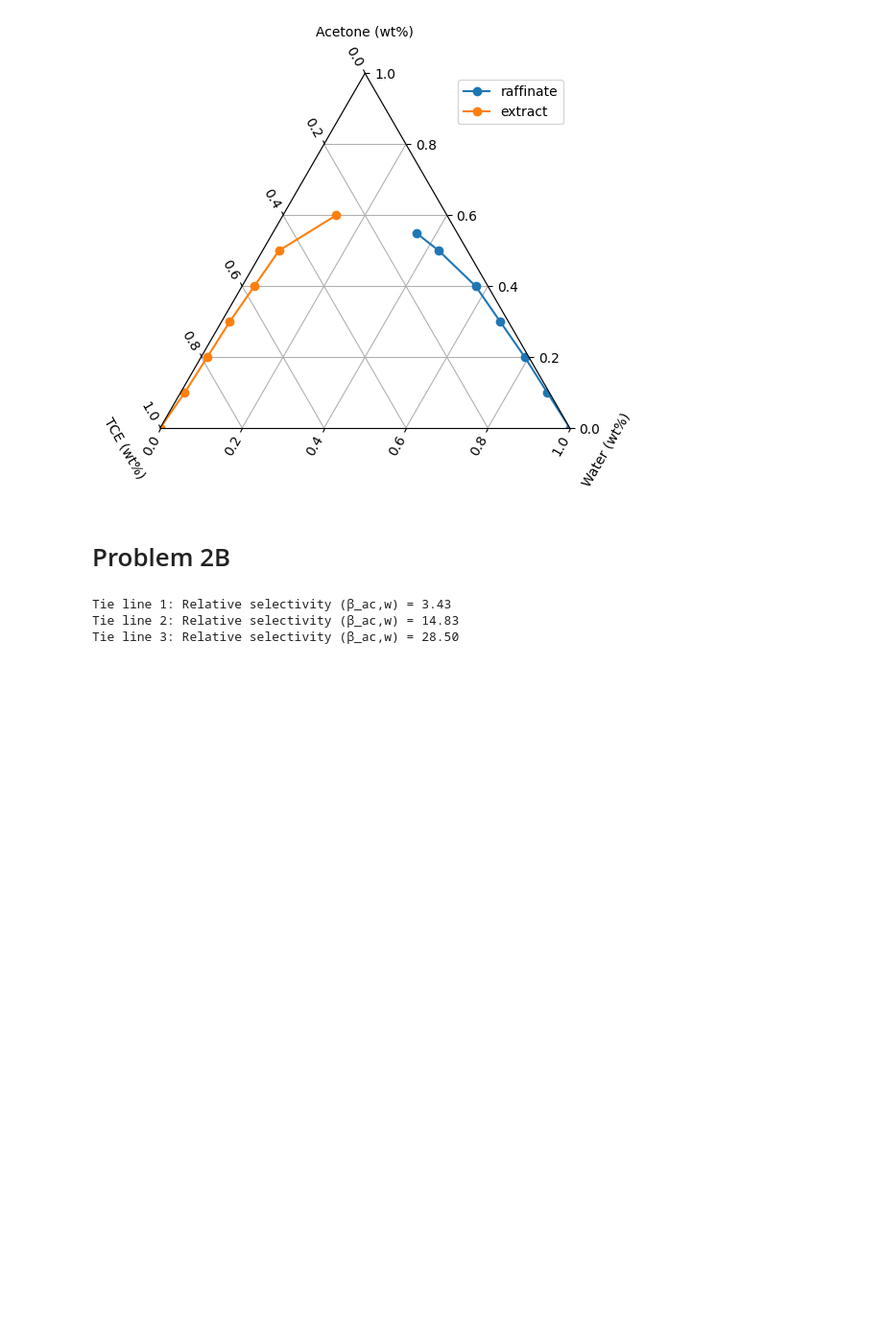
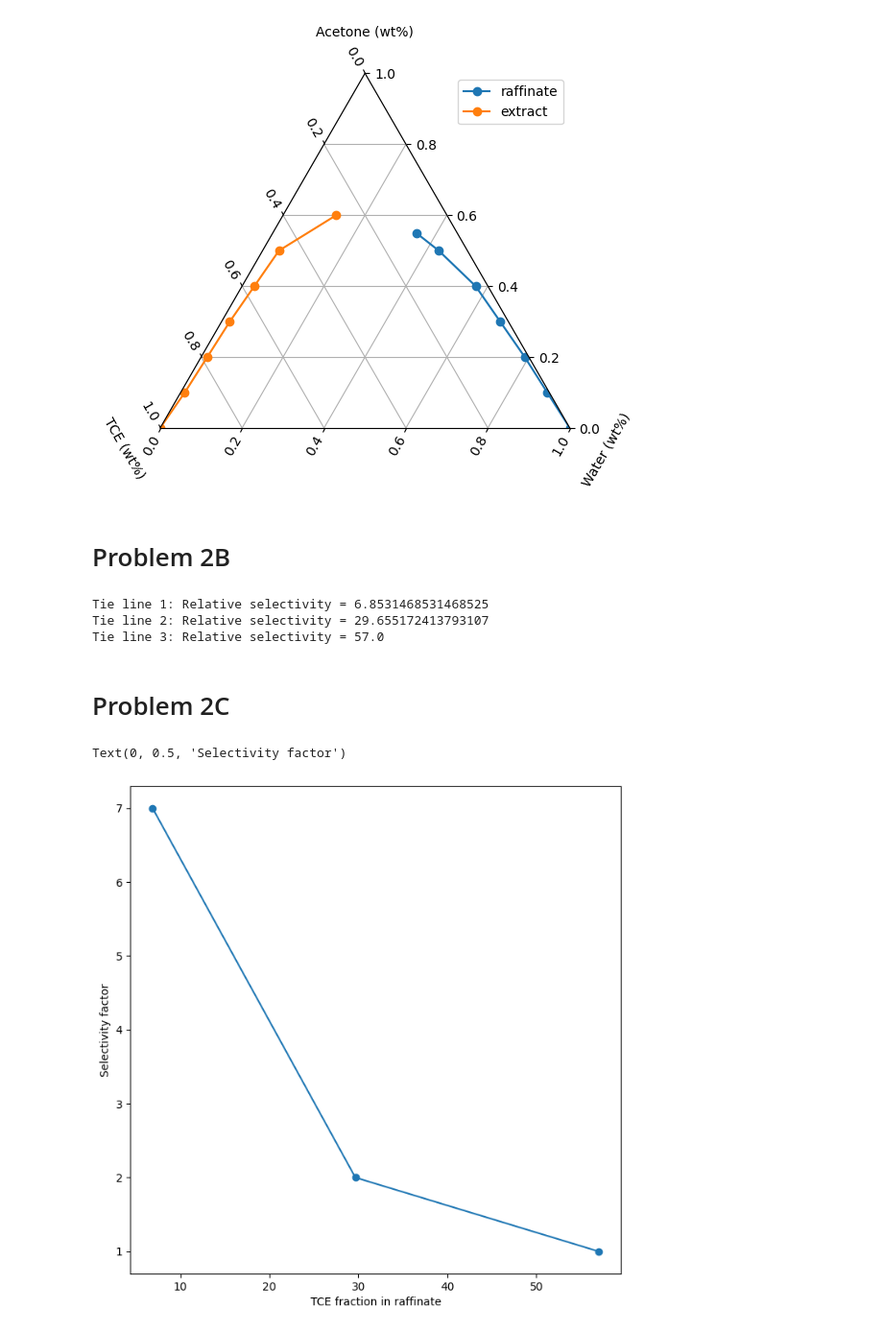
Before and after one commit to rahilisashaik/cbe_150b, a Jupyter notebook: hw10.ipynb, the cells around one changed output. Shown: that part at 96% size. Cells and saved outputs as stored; diff of their text form; code cells hidden in the pictures; blank space fills up the shorter version.

Commit message:
ternary diagrams hw10

```diff
--- a/hw10.ipynb
+++ b/hw10.ipynb
@@ -114,10 +113,22 @@ for i in range(3):
     K_A_D = x_A_E / x_A_R
     K_C_D = x_C_E / x_C_R
 
-    beta_A_C = K_A_D / K_C_D
+    beta_A_C = 2 * K_A_D / K_C_D
+
     selectivities.append(beta_A_C)
-    print(f"Tie line {i+1}: Relative selectivity (β_ac,w) = {beta_A_C:.2f}")
+
+    print(f"Tie line {i+1}: Relative selectivity = {beta_A_C}")
 # %% [output]
-Tie line 1: Relative selectivity (β_ac,w) = 3.43
-Tie line 2: Relative selectivity (β_ac,w) = 14.83
-Tie line 3: Relative selectivity (β_ac,w) = 28.50
+Tie line 1: Relative selectivity = 6.8531468531468525
+Tie line 2: Relative selectivity = 29.655172413793107
+Tie line 3: Relative selectivity = 57.0
+# %% [markdown]
+# Problem 2C
+# %%
+plt.figure(figsize=(8,8))
+plt.plot(selectivities, [7, 2, 1], marker='o') # selecting arbitrarily from raffinate phase equilibrium data
+plt.xlabel("TCE fraction in raffinate")
+plt.ylabel("Selectivity factor")
+# %% [output]
+Text(0, 0.5, 'Selectivity factor')
+[figure, added]
```
Also changed, not shown: parts of 1 cell of this notebook.
